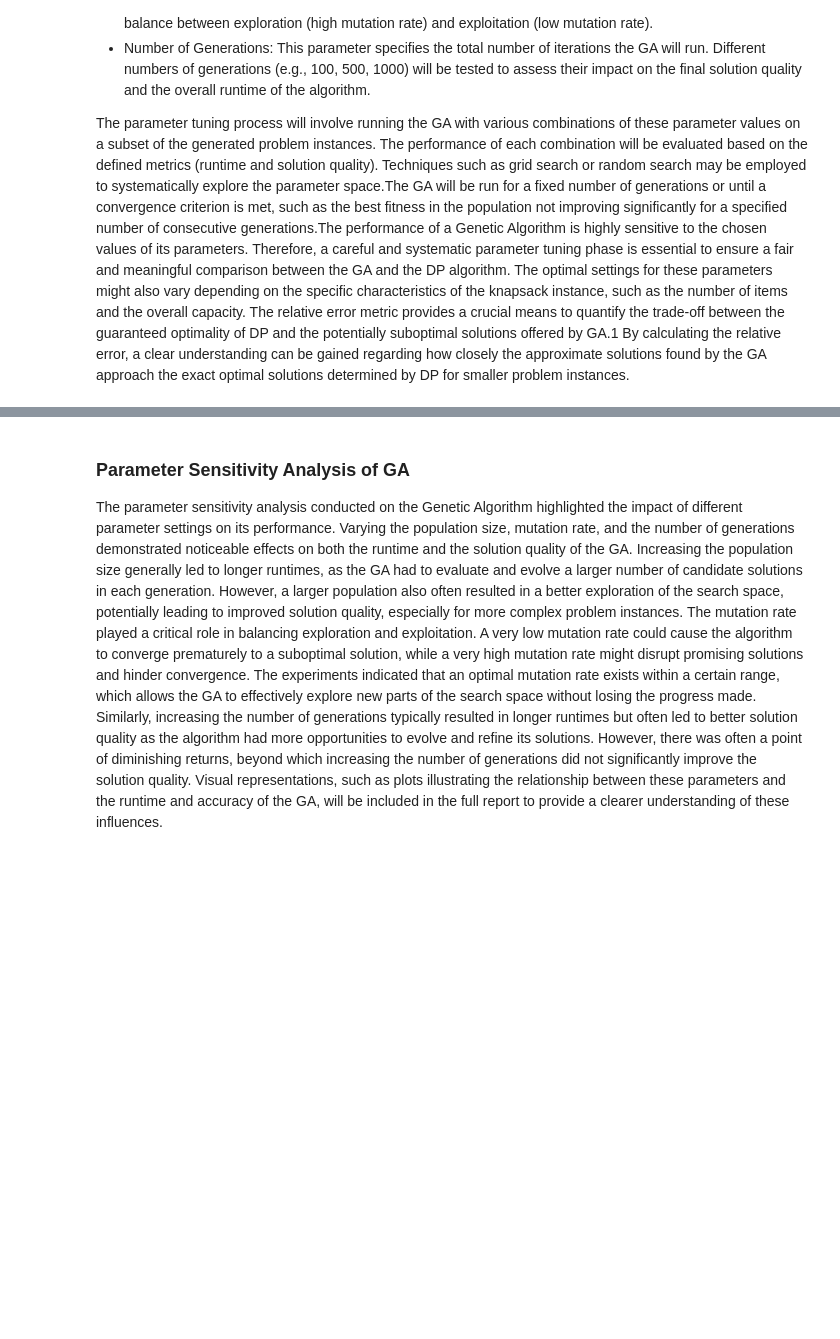
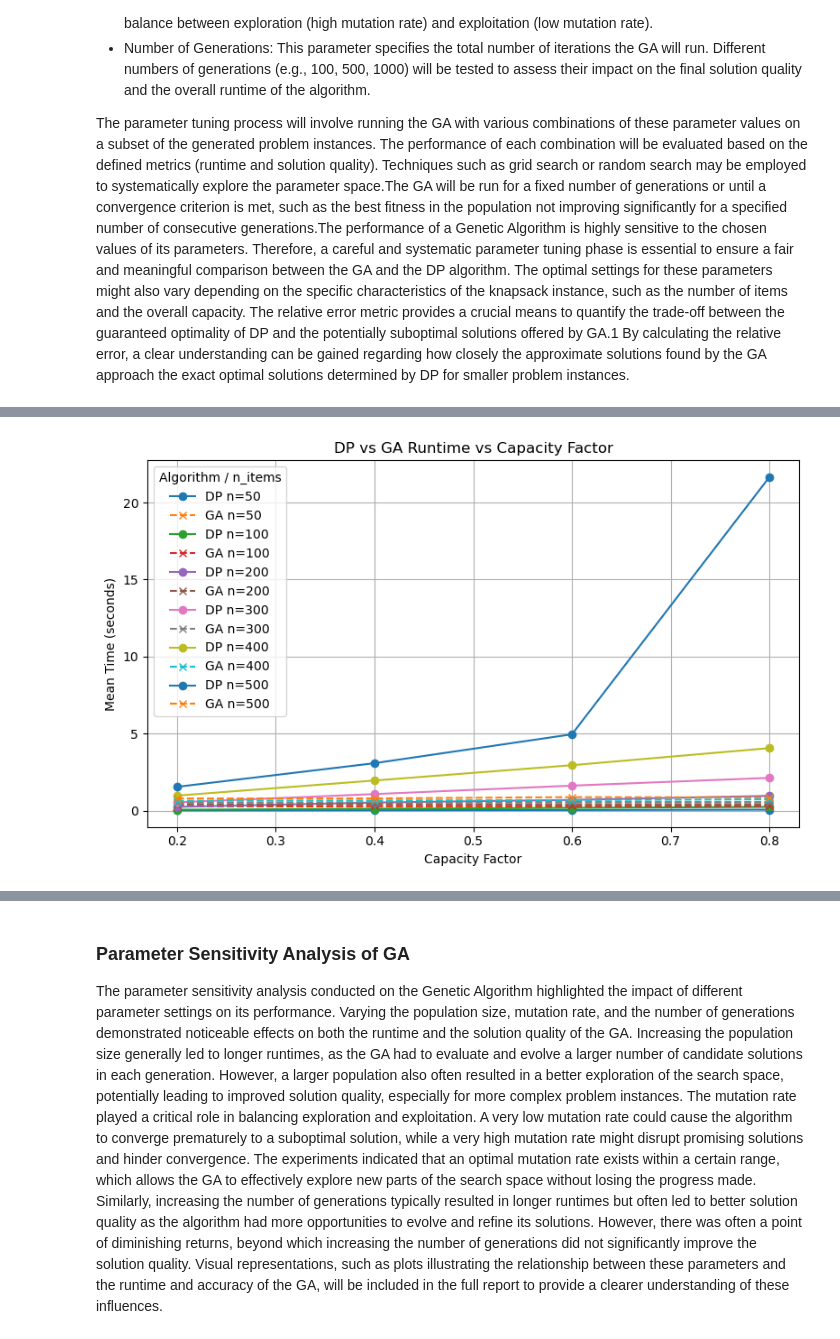
Before and after one commit to i11g/Math-Project, a Jupyter notebook: Math Project.ipynb, the cells around one changed output, grey strips where cells are left out. Cells and saved outputs as stored; diff of their text form; code cells hidden in the pictures; blank space fills up the shorter version.

```diff
--- a/Math Project.ipynb
+++ b/Math Project.ipynb
@@ -457 +535,33 @@ plt.show()
+# %%
+import matplotlib.pyplot as plt
+import pandas as pd
+import numpy as np
+
+def plot_time_vs_capacity(df):
+    """
+    Plots mean runtime of DP and GA against capacity factor for each n_items,
+    ensuring data are sorted so lines render correctly.
+    """
+    # Ensure proper ordering
+    df_sorted = df.sort_values(['n_items', 'capacity_factor'])
+
+    plt.figure(figsize=(8, 5))
+    for n, group in df_sorted.groupby('n_items'):
+        x = group['capacity_factor']
+        y_dp = group['dp_time_mean']
+        y_ga = group['ga_time_mean']
+        plt.plot(x, y_dp, marker='o', label=f'DP n={n}')
+        plt.plot(x, y_ga, marker='x', linestyle='--', label=f'GA n={n}')
+
+    plt.xlabel('Capacity Factor')
+    plt.ylabel('Mean Time (seconds)')
+    plt.title('DP vs GA Runtime vs Capacity Factor')
+    plt.legend(title='Algorithm / n_items')
+    plt.grid(True)
+    plt.tight_layout()
+    plt.show()
+# %%
+plot_time_vs_capacity(df_cap)
+# %% [output]
+[figure, added]
 # %% [markdown]
```
Also changed, not shown: parts of 17 cells of this notebook, 6 other files.
